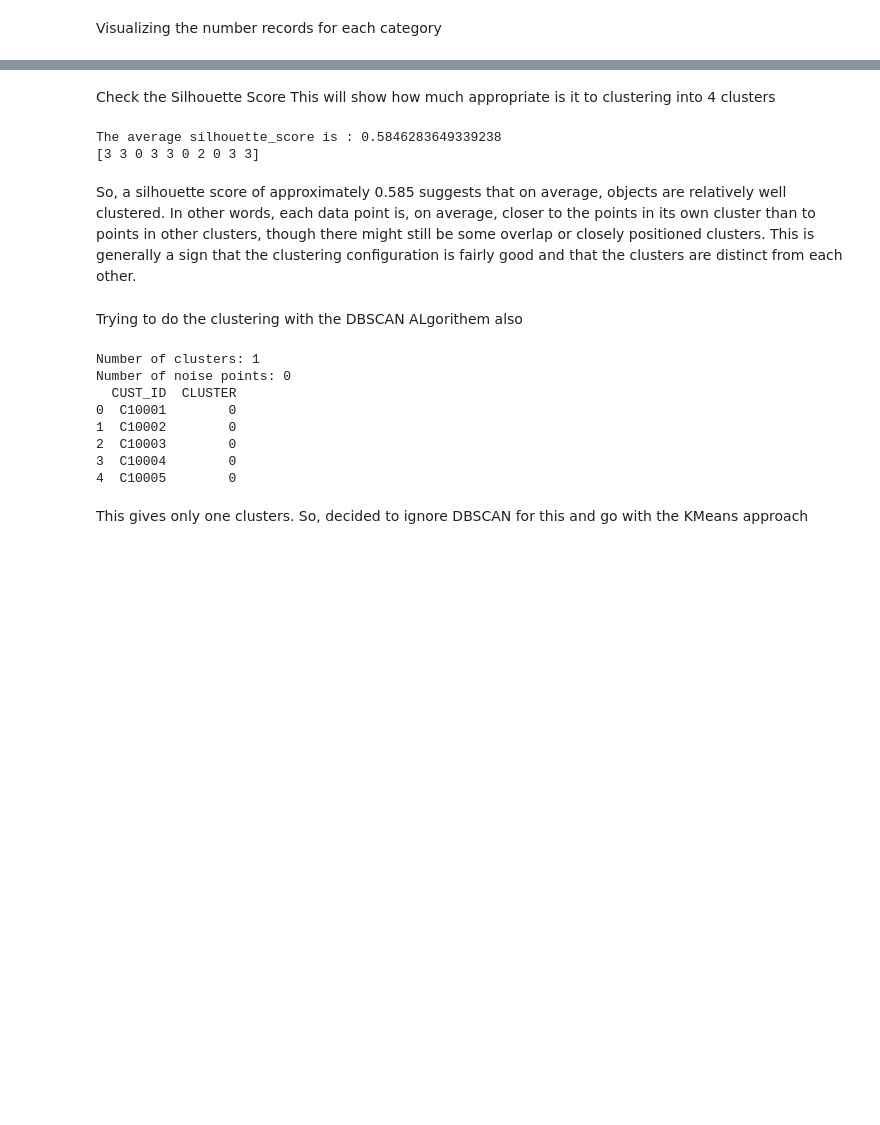
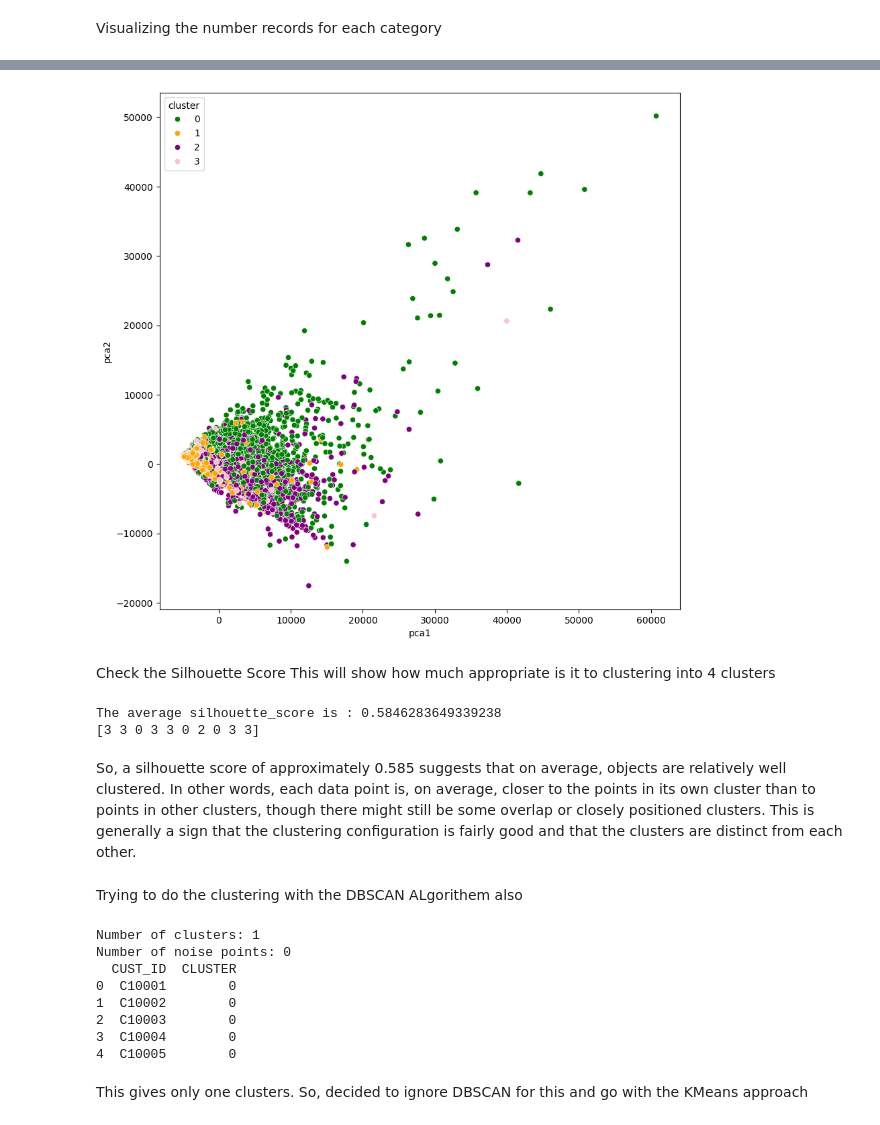
Before and after one commit to MSC-ADM-G/adm_g11, a Jupyter notebook: 248339B_clustering_analysis.ipynb, the cells around one changed output, grey strips where cells are left out. Cells and saved outputs as stored; diff of their text form; code cells hidden in the pictures; blank space fills up the shorter version.

```diff
--- a/248339B_clustering_analysis.ipynb
+++ b/248339B_clustering_analysis.ipynb
@@ -156,0 +180,3 @@ plt.gca().spines[['top', 'right',]].set_visible(False)
+# %%
+df["MINIMUM_PAYMENTS"].fillna(df["MINIMUM_PAYMENTS"].mean(),inplace=True)
+df["CREDIT_LIMIT"].fillna(df["CREDIT_LIMIT"].mean(),inplace=True)
@@ -157,3 +206,20 @@ plt.gca().spines[['top', 'right',]].set_visible(False)
+# %%
+df1 = df.copy()
+df1.drop("CUST_ID",axis=1,inplace=True)
+loyalty_mapping2 = {'0-Bronze': 0,'1-Silver': 1,'2-Gold': 2,'3-Platinum': 3}
+
+# Replace the string values with the corresponding numeric values
+df1['Loyalty_Category'] = df1['Loyalty_Category'].replace(loyalty_mapping2)
+pca = PCA(n_components=2)
+principal_comp = pca.fit_transform(df1)
+# principal_comp
+pca_df = pd.DataFrame(data = principal_comp, columns =['pca1','pca2'])
+pca_df = pd.concat([pca_df,pd.DataFrame({'cluster':df1['Loyalty_Category']})], axis = 1)
+plt.figure(figsize=(10,10))
+ax = sns.scatterplot(x="pca1", y="pca2", hue = "cluster", data = pca_df, palette =['green','orange','purple','pink'])
+plt.show()
+# %% [output]
+[figure, added]
 # %% [markdown]
 Check the Silhouette Score
 This will show how much appropriate is it to clustering into 4 clusters
```
Also changed, not shown: parts of 7 cells of this notebook.
